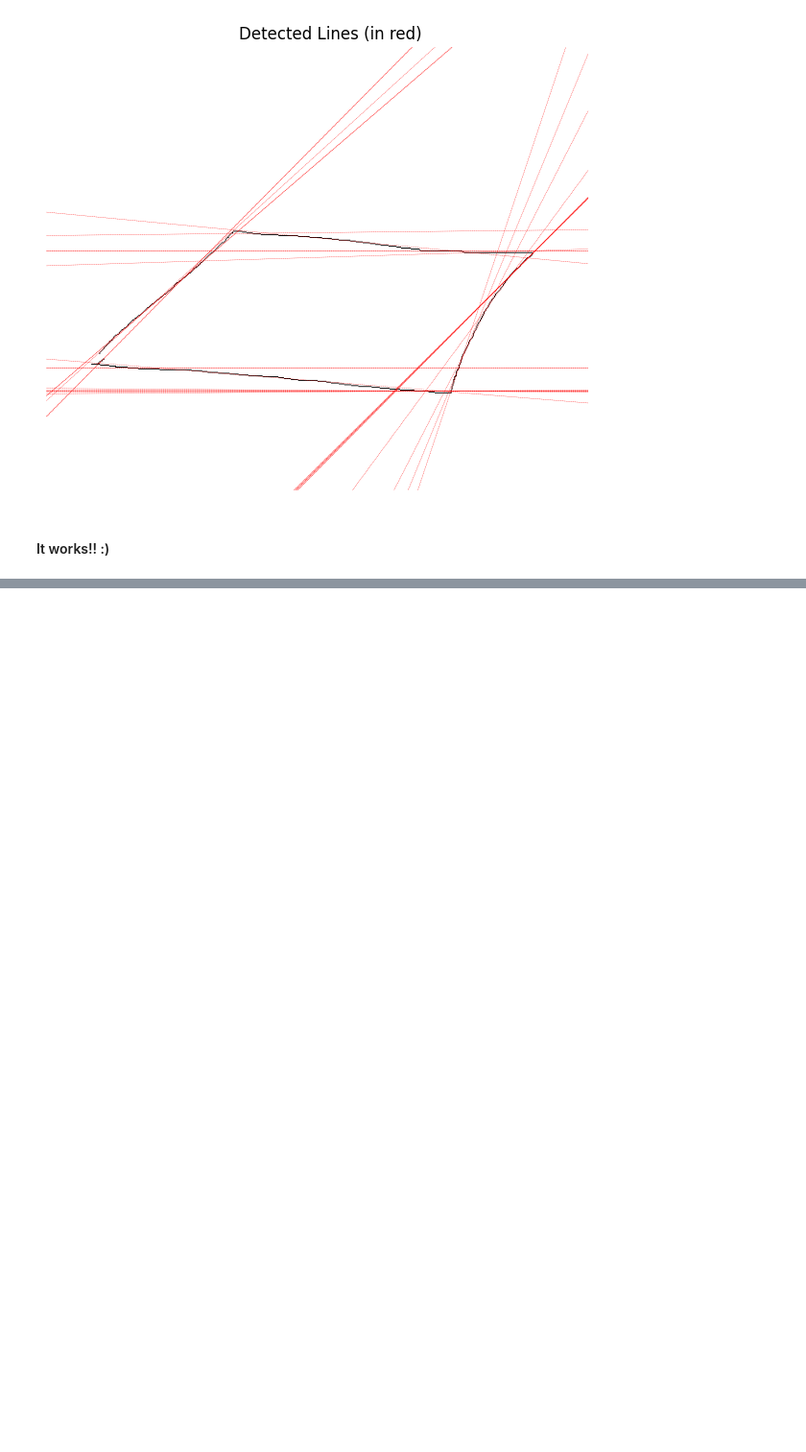
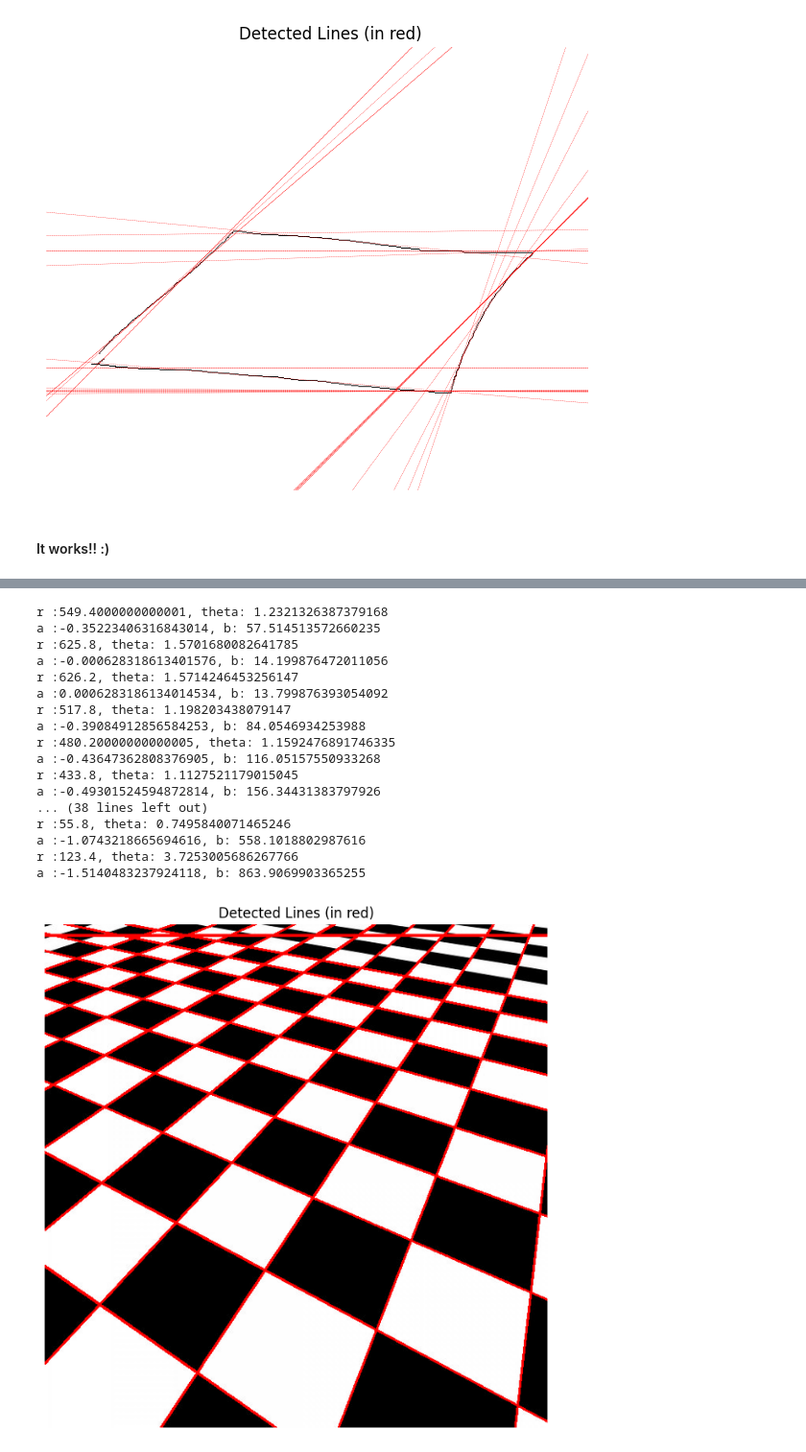
Before and after one commit to tsultan16/Computer_Vision, a Jupyter notebook: feature_detection/line_detection.ipynb, the cells around one changed output, grey strips where cells are left out. Shown at 96% size. Cells and saved outputs as stored; diff of their text form; code cells hidden in the pictures; blank space fills up the shorter version.

```diff
--- a/feature_detection/line_detection.ipynb
+++ b/feature_detection/line_detection.ipynb
@@ -463,0 +506,47 @@ a :0.0006283186134014534, b: 269.7999731151932
+# %%
+# first convert the gray scale image to color
+color_img3 = cv2.cvtColor(img3, cv2.COLOR_GRAY2RGB)
+
+plt.figure(figsize=(8,8))
+plt.imshow(color_img3, origin='lower')
+plt.title("Detected Lines (in red)")
+plt.axis('off')
+
+# display the lines overlayed on the image
+for line in lines3_polar:
+    theta, r = line
+    a = -1.0/np.tan(theta)
+    b = color_img3.shape[0] - (r / np.sin(theta))
+    print(f"r :{r}, theta: {theta}")
+    print(f"a :{a}, b: {b}")
+    x1 = 0
+    x2 = color_img3.shape[1]
+    y1 = int(a*x1 + b)
+    y2 = int(a*x2 + b)
+
+    # draw the line in red
+    cv2.line(color_img3,(x1,y1),(x2,y2),(255,0,0),2)
+
+plt.imshow(color_img3)
+plt.title("Detected Lines (in red)")
+plt.axis('off')
+plt.show()
+# %% [output]
+r :549.4000000000001, theta: 1.2321326387379168
+a :-0.35223406316843014, b: 57.514513572660235
+r :625.8, theta: 1.5701680082641785
+a :-0.000628318613401576, b: 14.199876472011056
+r :626.2, theta: 1.5714246453256147
+a :0.0006283186134014534, b: 13.799876393054092
+r :517.8, theta: 1.198203438079147
+a :-0.39084912856584253, b: 84.0546934253988
+r :480.20000000000005, theta: 1.1592476891746335
+a :-0.43647362808376905, b: 116.05157550933268
+r :433.8, theta: 1.1127521179015045
+a :-0.49301524594872814, b: 156.34431383797926
+... (38 lines left out)
+r :55.8, theta: 0.7495840071465246
+a :-1.0743218665694616, b: 558.1018802987616
+r :123.4, theta: 3.7253005686267766
+a :-1.5140483237924118, b: 863.9069903365255
+[figure, added]
```
Also changed, not shown: parts of 5 cells of this notebook.
